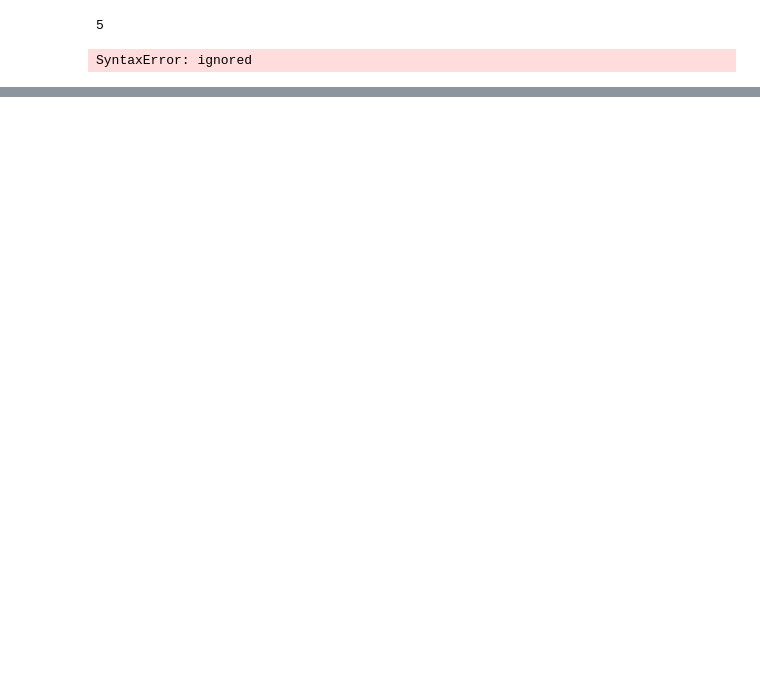
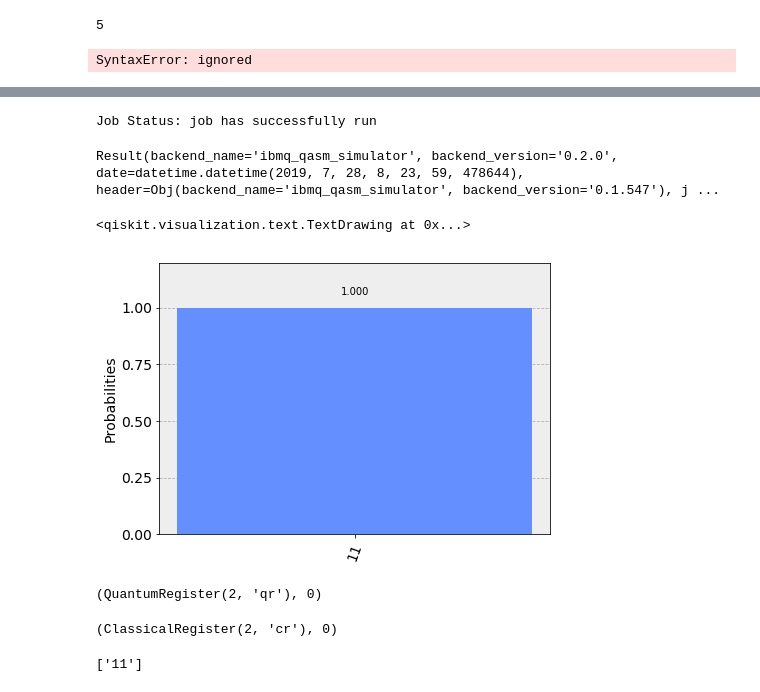
Before and after one commit to adhishagc/quantum-inspired-genetic-algorithm-qiskit-implementation-for-tsp, a Jupyter notebook: project_01_and_02_python_simulation.ipynb, the cells around one changed output, grey strips where cells are left out. Saved outputs shown, nothing was run; the diff lists cells and outputs as text; code cells hidden in the pictures; blank space fills up the shorter version.

```diff
--- a/project_01_and_02_python_simulation.ipynb
+++ b/project_01_and_02_python_simulation.ipynb
@@ -407,0 +486,2 @@ circ_list[best_id].draw()
+# %%
+circ.measure(qr,cr)
@@ -407,0 +494,33 @@ circ_list[best_id].draw()
+# %%
+ shots = 1           # Number of shots to run the program (experiment); maximum is 8192 shots.
+ max_credits = 3        # Maximum number of credits to spend on executions.
+# %%
+backends = provider.backends()
+job_exp = execute(circ, backend=backends[1], shots=shots, max_credits=max_credits,memory=True)
+job_monitor(job_exp)
+# %% [output]
+Job Status: job has successfully run
+# %%
+result_exp = job_exp.result()
+memory = result_exp.get_memory(circ)
+counts_exp = result_exp.get_counts(circ)
+# %%
+job_exp.result()
+# %% [output]
+Result(backend_name='ibmq_qasm_simulator', backend_version='0.2.0', date=datetime.datetime(2019, 7, 28, 8, 23, 59, 478644), header=Obj(backend_name='ibmq_qasm_simulator', backend_version='0.1.547'), j ...
+# %%
+circ.draw()
+# %% [output]
+<qiskit.visualization.text.TextDrawing at 0x...>
+# %%
+plot_histogram([counts_exp])
+# %% [output]
+[figure, added]
+# %%
+qr[0]
+# %% [output]
+(QuantumRegister(2, 'qr'), 0)
+# %%
+cr[0]
+# %% [output]
+(ClassicalRegister(2, 'cr'), 0)
@@ -407,0 +530,4 @@ circ_list[best_id].draw()
+# %%
+memory
+# %% [output]
+['11']
```
Also changed, not shown: parts of 34 cells of this notebook.
